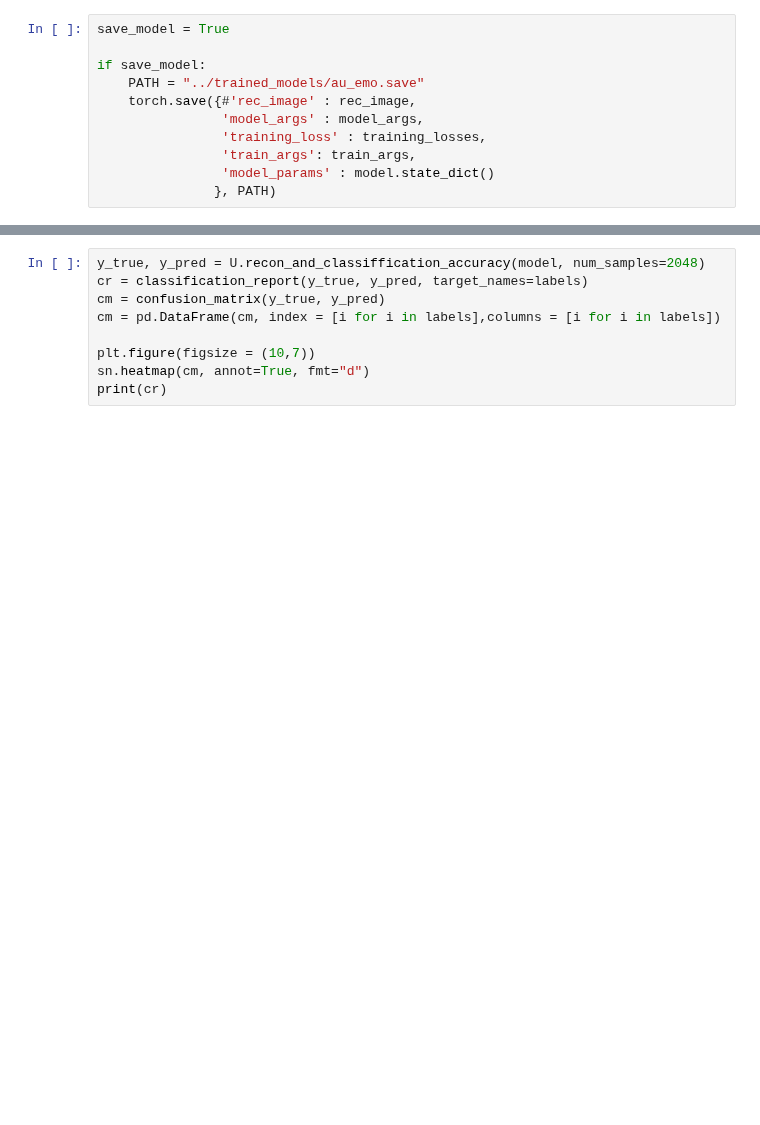
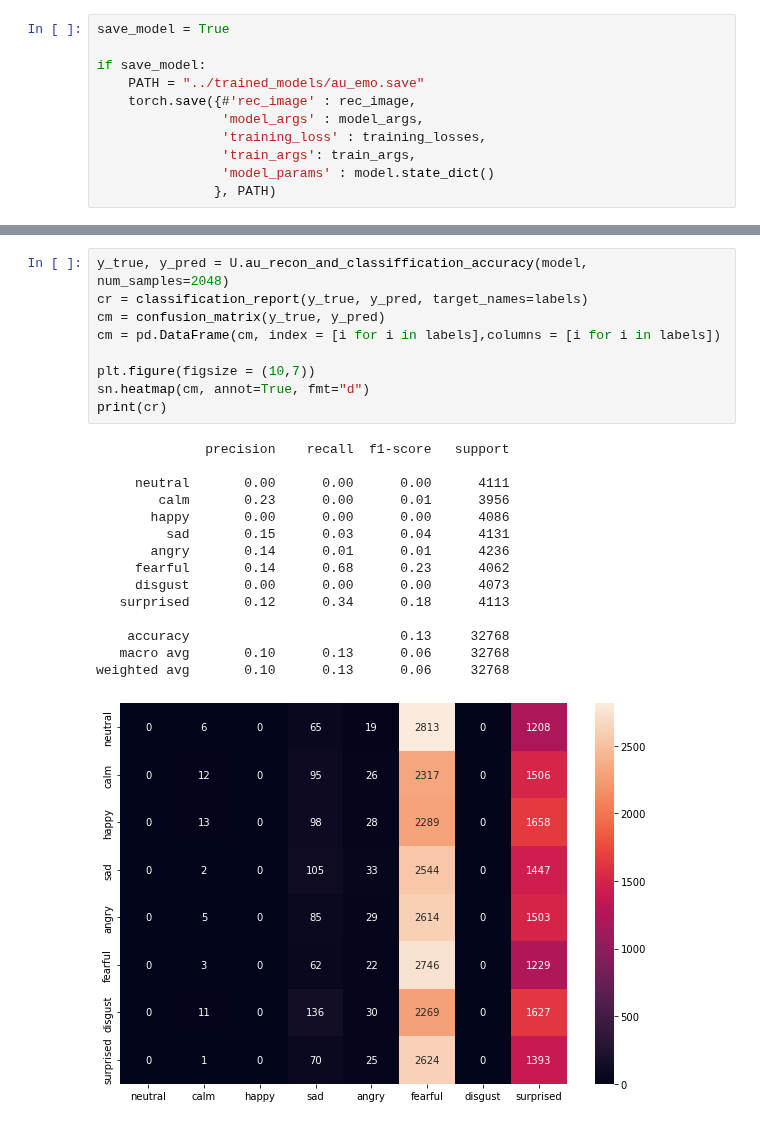
Before and after one commit to Ale-Ba2lero/Multimodal-Emotion-Analysis, a Jupyter notebook: src/mvae_torch/au_emotions_mvae_torch.ipynb, the cells around one changed output, grey strips where cells are left out. Cells and saved outputs as stored; diff of their text form; blank space fills up the shorter version.

```diff
--- a/src/mvae_torch/au_emotions_mvae_torch.ipynb
+++ b/src/mvae_torch/au_emotions_mvae_torch.ipynb
@@ -128,9 +167,25 @@ print(cr)
 # %%
-y_true, y_pred = U.recon_and_classiffication_accuracy(model, num_samples=2048)
+y_true, y_pred = U.au_recon_and_classiffication_accuracy(model, num_samples=2048)
 cr = classification_report(y_true, y_pred, target_names=labels)
 cm = confusion_matrix(y_true, y_pred)
 cm = pd.DataFrame(cm, index = [i for i in labels],columns = [i for i in labels])
 
 plt.figure(figsize = (10,7))
 sn.heatmap(cm, annot=True, fmt="d")
 print(cr)
+# %% [output]
+              precision    recall  f1-score   support
+
+     neutral       0.00      0.00      0.00      4111
+        calm       0.23      0.00      0.01      3956
+       happy       0.00      0.00      0.00      4086
+         sad       0.15      0.03      0.04      4131
+       angry       0.14      0.01      0.01      4236
+     fearful       0.14      0.68      0.23      4062
+     disgust       0.00      0.00      0.00      4073
+   surprised       0.12      0.34      0.18      4113
+
+    accuracy                           0.13     32768
+   macro avg       0.10      0.13      0.06     32768
+weighted avg       0.10      0.13      0.06     32768
+[figure, added]
```
Also changed, not shown: parts of 11 cells of this notebook, 6 other files.
